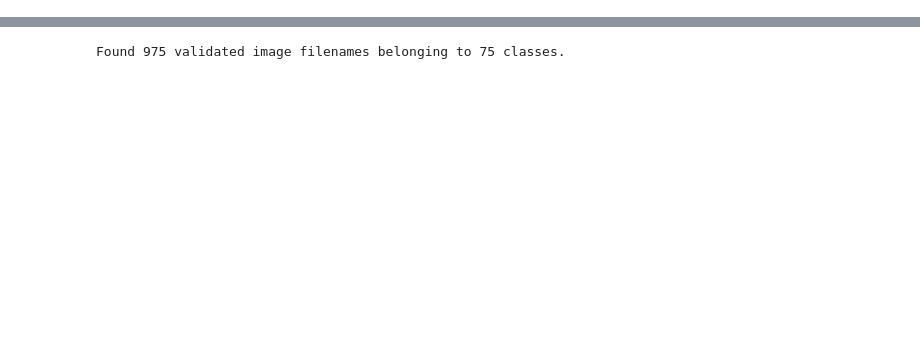
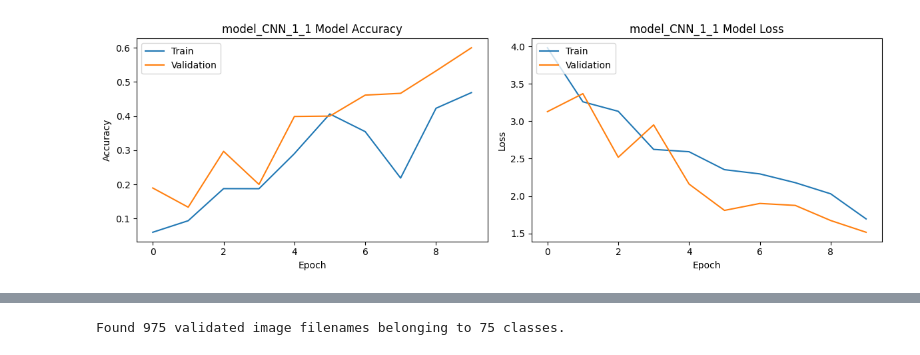
Before and after one commit to r-ballard/dats6202-proj, a Jupyter notebook: butterfly_cnn.ipynb, the cells around one changed output, grey strips where cells are left out. Drawn from its saved outputs; the diff is of its cells as text; code cells hidden in the pictures; blank space fills up the shorter version.

```diff
--- a/butterfly_cnn.ipynb
+++ b/butterfly_cnn.ipynb
@@ -69,0 +155,12 @@ train_df
+# %%
+val_datagen = ImageDataGenerator(rescale=1./255)
+
+val_generator = val_datagen.flow_from_dataframe(
+    dataframe=val_df,
+    directory=raw_dir,
+    x_col='filename',
+    y_col='label',
+    target_size=(180, 180),
+    batch_size=32,
+    class_mode='categorical'
+)
@@ -69,0 +217,8 @@ train_df
+# %%
+history_CNN_1_1 = model_CNN_1_1.fit(
+    train_generator,
+    steps_per_epoch=train_generator.samples // train_generator.batch_size,
+    epochs=10,
+    validation_data=val_generator,
+    validation_steps=val_generator.samples // val_generator.batch_size
+)
@@ -70 +259,27 @@ train_df
+# %%
+def plot_loss(modelhist, modelname):
+    plt.figure(figsize=(12, 4))
+
+    plt.subplot(1, 2, 1)
+    plt.plot(modelhist.history['accuracy'])
+    plt.plot(modelhist.history['val_accuracy'])
+    plt.title(f'{modelname} Model Accuracy')
+    plt.ylabel('Accuracy')
+    plt.xlabel('Epoch')
+    plt.legend(['Train', 'Validation'], loc='upper left')
+
+    plt.subplot(1, 2, 2)
+    plt.plot(modelhist.history['loss'])
+    plt.plot(modelhist.history['val_loss'])
+    plt.title(f'{modelname} Model Loss')
+    plt.ylabel('Loss')
+    plt.xlabel('Epoch')
+    plt.legend(['Train', 'Validation'], loc='upper left')
+
+    plt.tight_layout()
+    plt.show()
+# %%
+plot_loss(history_CNN_1_1,'model_CNN_1_1')
+# %% [output]
+[figure, added]
 # %%
```
Also changed, not shown: parts of 41 cells of this notebook, 1 other file.
